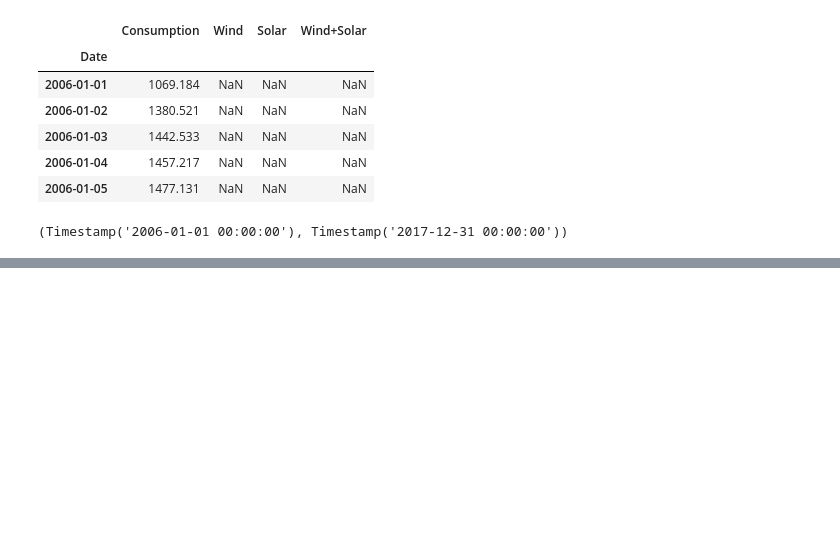
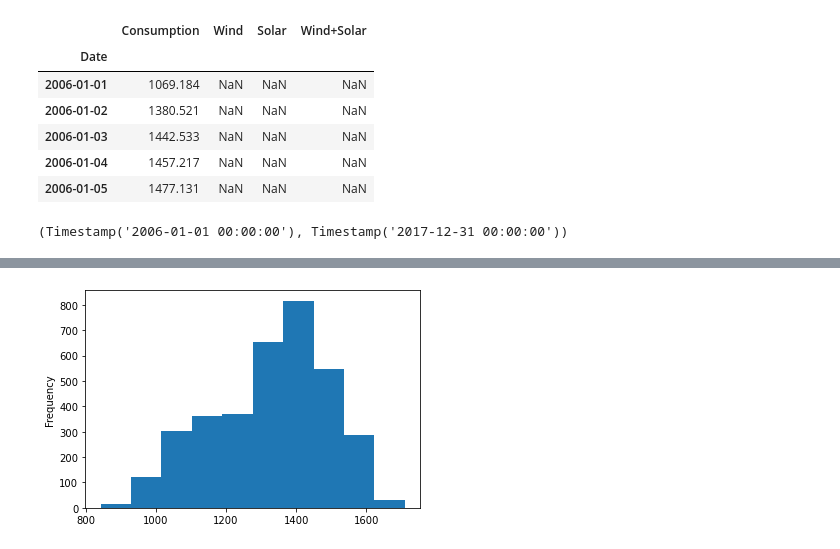
Before and after one commit to joann-balraj/time-series-exercises, a Jupyter notebook: explore_exercises.ipynb, the cells around one changed output, grey strips where cells are left out. Cells and saved outputs as stored; diff of their text form; code cells hidden in the pictures; blank space fills up the shorter version.

```diff
--- a/explore_exercises.ipynb
+++ b/explore_exercises.ipynb
@@ -246,0 +269,4 @@ ops_df.index.min(), ops_df.index.max()
+# %%
+# for ease of use, renaming sale_amount to y
+y = train.Consumption
+y.head()
@@ -246,0 +281,5 @@ ops_df.index.min(), ops_df.index.max()
+# %%
+# histogram to show the distribution of our target variable
+y.plot.hist();
+# %% [output]
+[figure, added]
```
Also changed, not shown: parts of 30 cells of this notebook.
